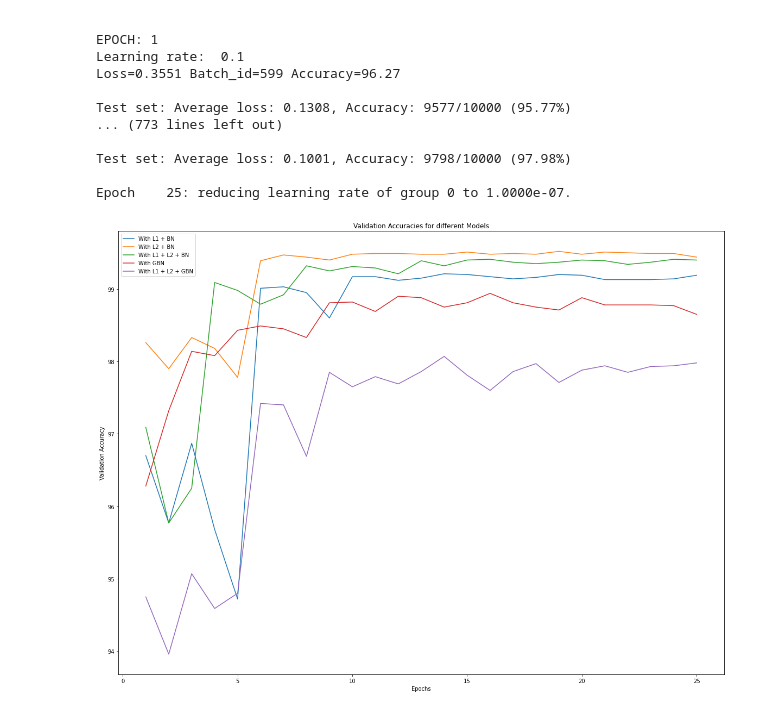
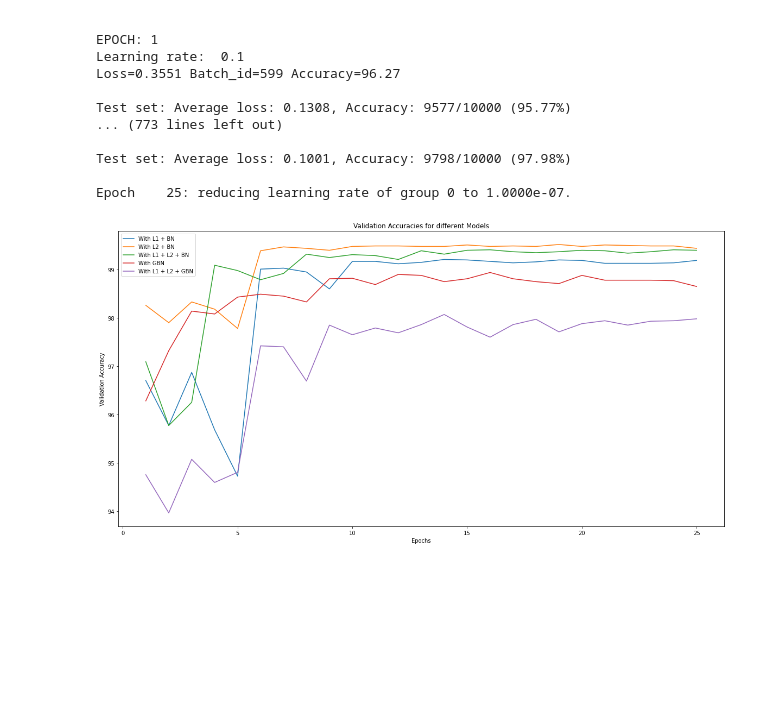
Before and after one commit to AkshitAggarwal/TSAI_EVA5B2_Phase1, a Jupyter notebook: Session_06/S6_Assignment.ipynb, the cells around one changed output. Drawn from its saved outputs; the diff is of its cells as text; code cells hidden in the pictures; blank space fills up the shorter version.

```diff
--- a/Session_06/S6_Assignment.ipynb
+++ b/Session_06/S6_Assignment.ipynb
@@ -279,15 +279,15 @@ Test set: Average loss: 0.1001, Accuracy: 9798/10000 (97.98%)
 Epoch    25: reducing learning rate of group 0 to 1.0000e-07.
 # %%
 x = [t+1 for t in range(EPOCHS)]
-plt.figure(figsize=(20,15))
+plt.figure(figsize=(20,10))
 for accuracy, label in zip(model_accuracies, labels):
   plt.plot(x, accuracy, label = label)
 plt.xlabel('Epochs') #Sets label for X-axis
 plt.ylabel('Validation Accuracy') #Sets label for Y-axis
 plt.title('Validation Accuracies for different Models') #Sets label for the plot
 plt.legend() #Shows the legend for the plot
 plt.show()
 # %% [output]
-[figure, old version]
+[figure, new version]
 # %%
 x = [t+1 for t in range(EPOCHS)]
```
Also changed, not shown: parts of 1 cell of this notebook.
